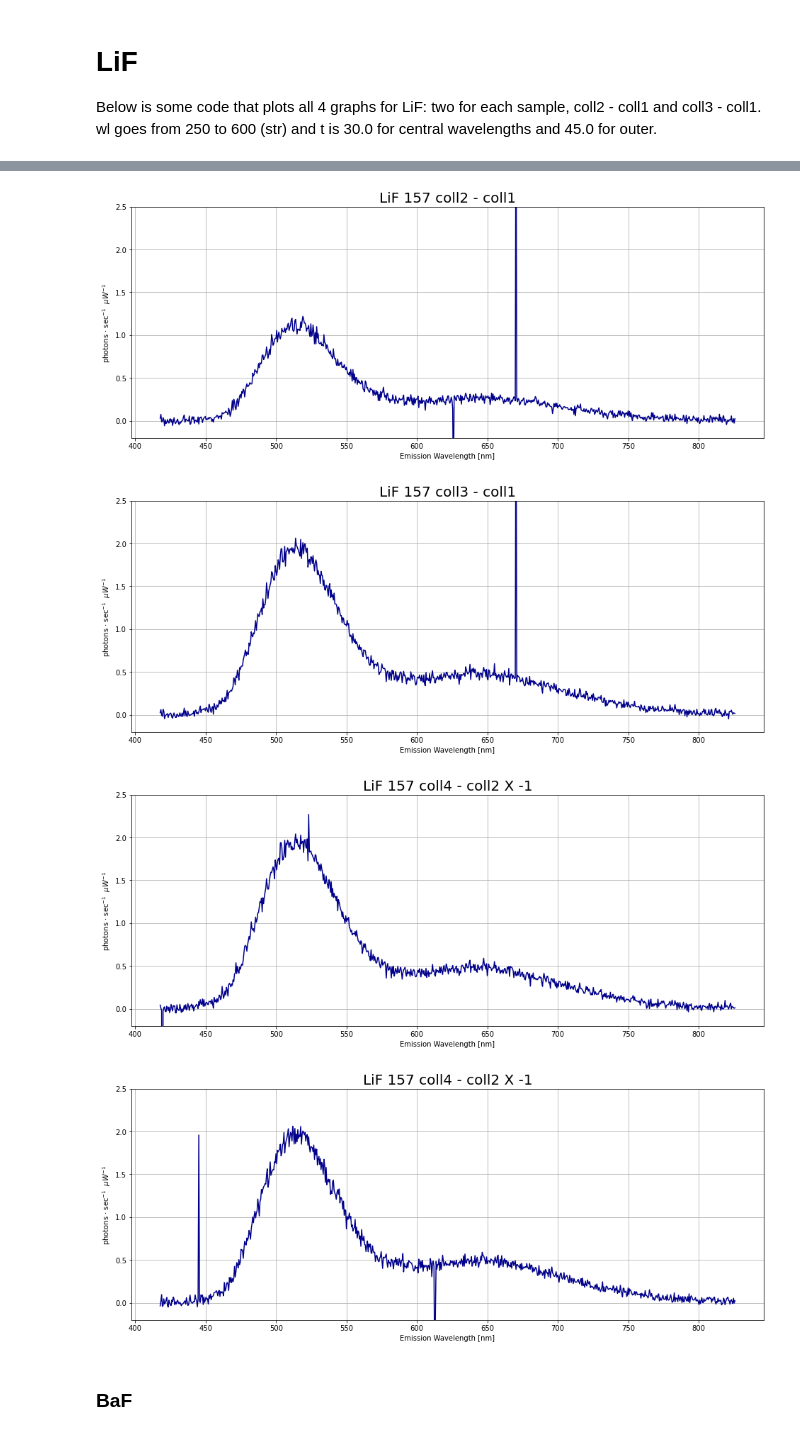
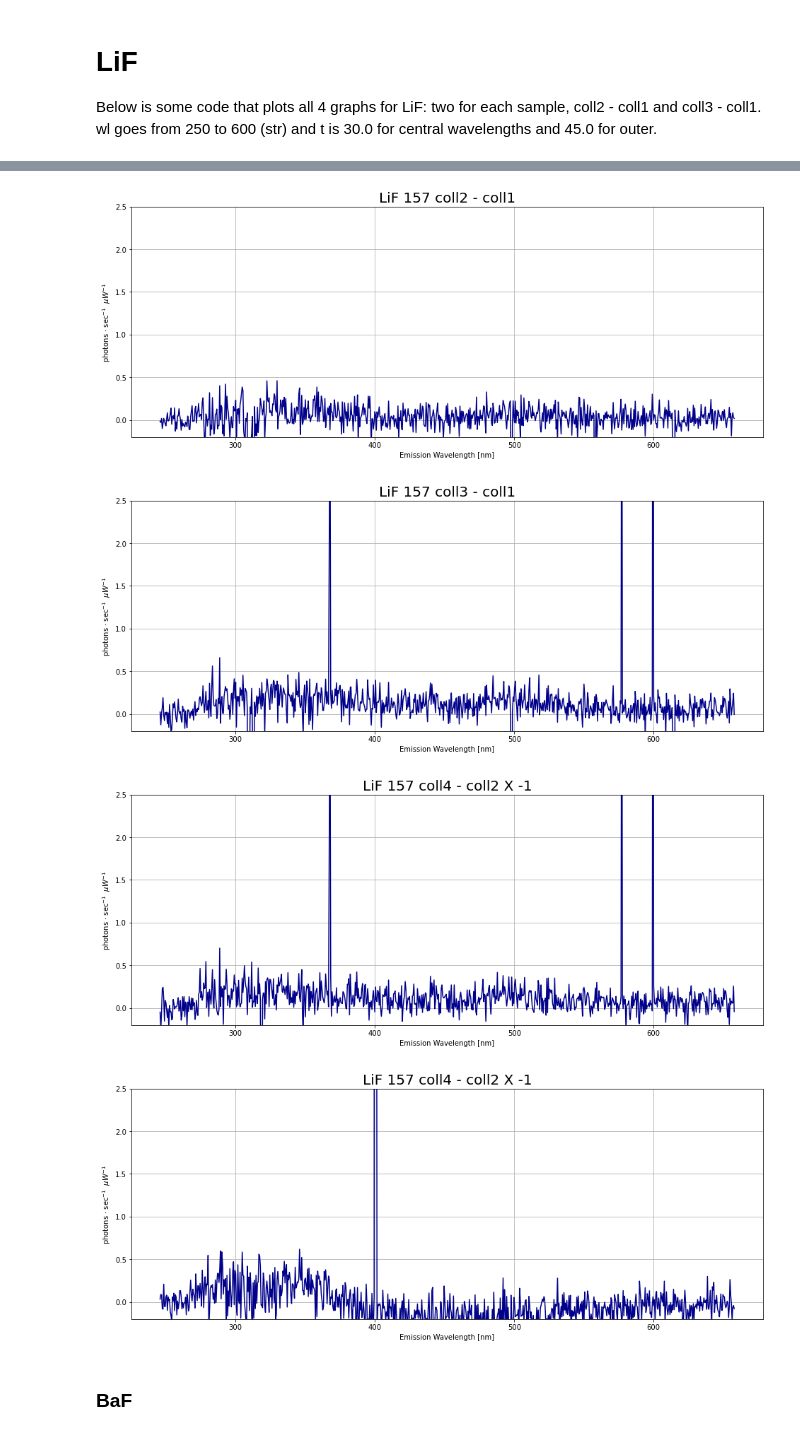
Before and after one commit to nhargy/note3cs, a Jupyter notebook: notebooks/studies/the_cycle/the_cycle.ipynb, the cells around one changed output, grey strips where cells are left out. Cells and saved outputs as stored; diff of their text form; code cells hidden in the pictures.

```diff
--- a/notebooks/studies/the_cycle/the_cycle.ipynb
+++ b/notebooks/studies/the_cycle/the_cycle.ipynb
@@ -184,7 +184,7 @@ No artists with labels found to put in legend.  Note that artists whose label st
 Below is some code that plots all 4 graphs for LiF: two for each sample, coll2 - coll1 and coll3 - coll1.
 wl goes from 250 to 600 (str) and t is 30.0 for central wavelengths and 45.0 for outer.
 # %%
-wl = '430'; t = '30.0'
+wl = '260'; t = '45.0'
 col = 'darkblue'
 
 sp_x_1, sp_norm_1 = plot(lif_152_c1, wl, t, plot=False); sp_x_2, sp_norm_2 =  plot(lif_152_c2, wl, t, plot=False)
@@ -274,7 +274,7 @@ plt.show();
-[figure, old version]
+[figure, new version]
-[figure, old version]
+[figure, new version]
-[figure, old version]
+[figure, new version]
-[figure, old version]
+[figure, new version]
 # %% [markdown]
 ### BaF
 # %%
```
Also changed, not shown: parts of 3 cells of this notebook, 3 other files.
